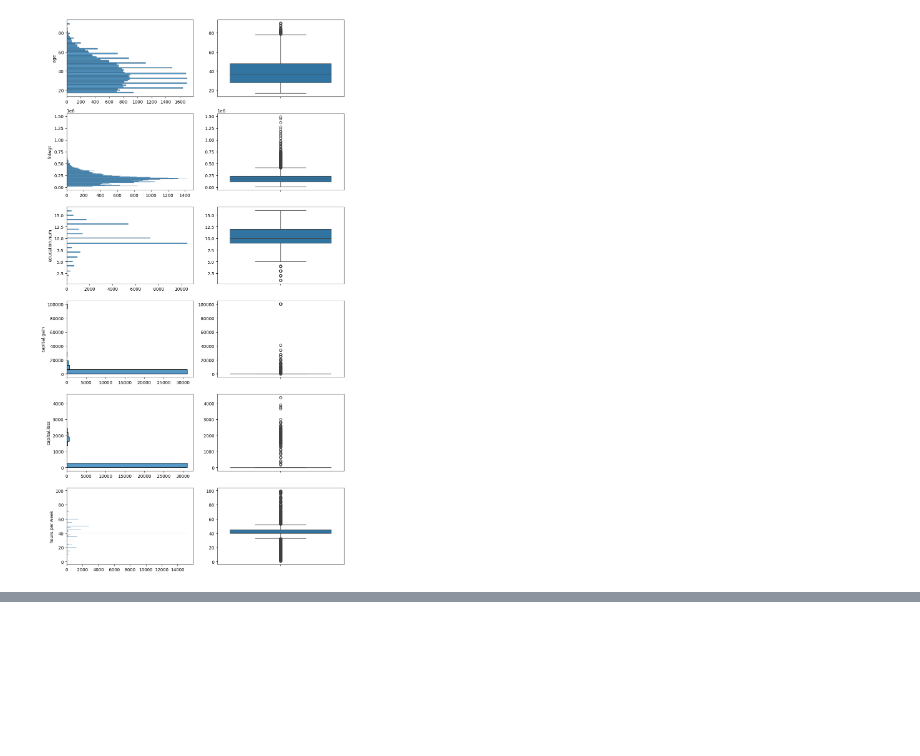
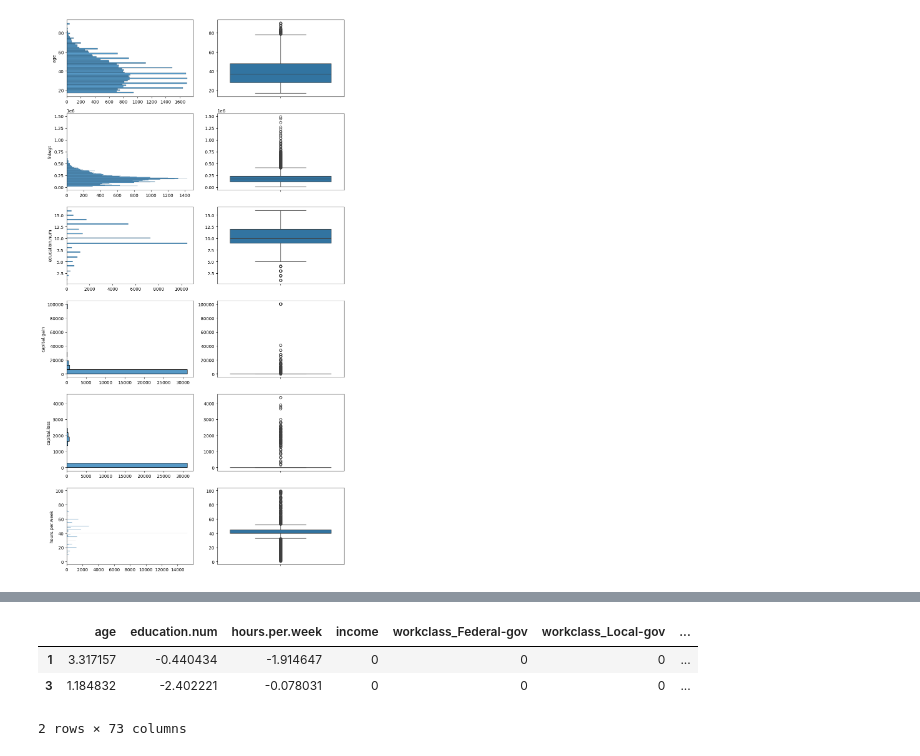
Before and after one commit to 4GeeksAcademy/AnthonnyMal-Machine-Learnig, a Jupyter notebook: src/13-recommendation-systems-adult-census-income.ipynb, the cells around one changed output, grey strips where cells are left out. Saved outputs shown, nothing was run; the diff lists cells and outputs as text; code cells hidden in the pictures; blank space fills up the shorter version.

```diff
--- a/src/13-recommendation-systems-adult-census-income.ipynb
+++ b/src/13-recommendation-systems-adult-census-income.ipynb
@@ -86,0 +161,7 @@ plt.show()
+# %%
+df_encoded.head(2)
+# %% [output]
+|  | age | education.num | hours.per.week | income | workclass_Federal-gov | workclass_Local-gov | ... |
+| 1 | 3.317157 | -0.440434 | -1.914647 | 0 | 0 | 0 | ... |
+| 3 | 1.184832 | -2.402221 | -0.078031 | 0 | 0 | 0 | ... |
+2 rows × 73 columns
```
Also changed, not shown: parts of 16 cells of this notebook.
